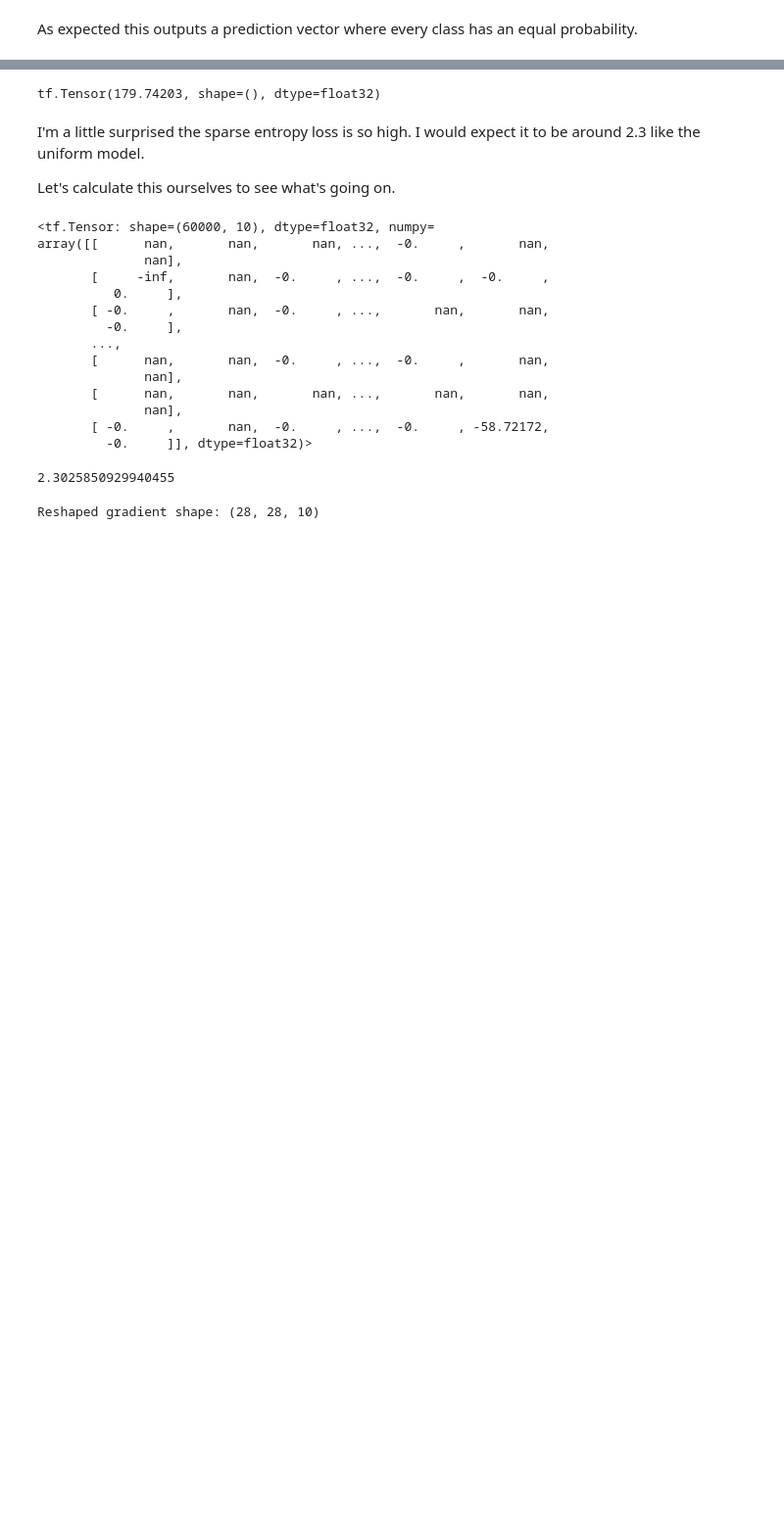
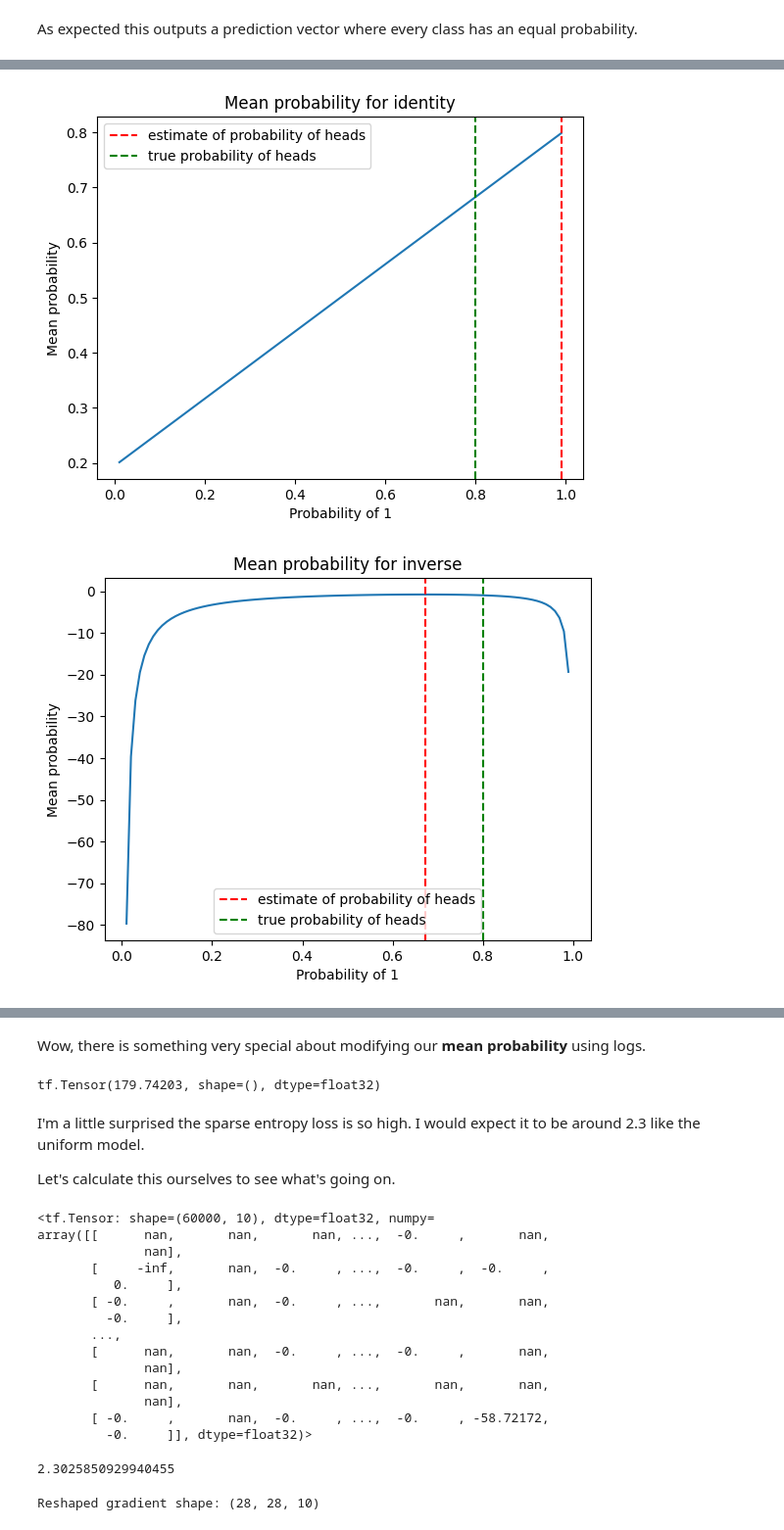
Before and after one commit to JacksonRudd/dl, a Jupyter notebook: mnist/2_training.ipynb, the cells around one changed output, grey strips where cells are left out. Shown: that part at 98% size. Cells and saved outputs as stored; diff of their text form; code cells hidden in the pictures; blank space fills up the shorter version.

```diff
--- a/mnist/2_training.ipynb
+++ b/mnist/2_training.ipynb
@@ -177,0 +243,34 @@ it's 2.3, just as we expected!!
+# %%
+def find_coin_flip_probability(penalty, penalty_name):
+    def get_mean_prob(x):
+        predictions =  tf.constant([[(1-x), (x)]] * sample_size, dtype=tf.float32)
+
+        return tf.reduce_mean(tf.reduce_sum(flips * penalty(predictions), axis=1)).numpy()
+
+    x_values = np.linspace(0.01, 0.99, 100)  # Use numpy linspace for easier iteration
+    y_values = [get_mean_prob(float(i)) for i in x_values]
+    y_star = max(y_values)
+    x_star = x_values[y_values.index(y_star)]
+    plt.plot(x_values, y_values)
+    plt.axvline(x=x_star, color='r', linestyle='--', label='estimate of probability of heads')
+    plt.axvline(x=0.8, color='g', linestyle='--', label='true probability of heads')
+    # label needs to show up
+    plt.legend()
+    plt.xlabel('Probability of 1')
+    plt.ylabel('Mean probability')
+    plt.title(f'Mean probability for {penalty_name}')
+
+    plt.show()
+
+penalties = [
+    (lambda x: x, "identity"),
+    (lambda x: 1-1/x, "inverse"),
+    (lambda x: 1-1/(x*x), "inverse squared"),
+    (tf.math.log, "log"),
+]
+
+for penalty, penalty_name in penalties:
+    find_coin_flip_probability(penalty, penalty_name)
+# %% [output]
+[figure, added]
+[figure, added]
@@ -178,3 +279,5 @@ it's 2.3, just as we expected!!
+# %% [markdown]
+Wow, there is something very special about modifying our **mean probability** using logs.
 # %%
 model = tf.keras.Sequential([
     tf.keras.layers.Flatten(input_shape=(28, 28)),
```
Also changed, not shown: parts of 41 cells of this notebook.
